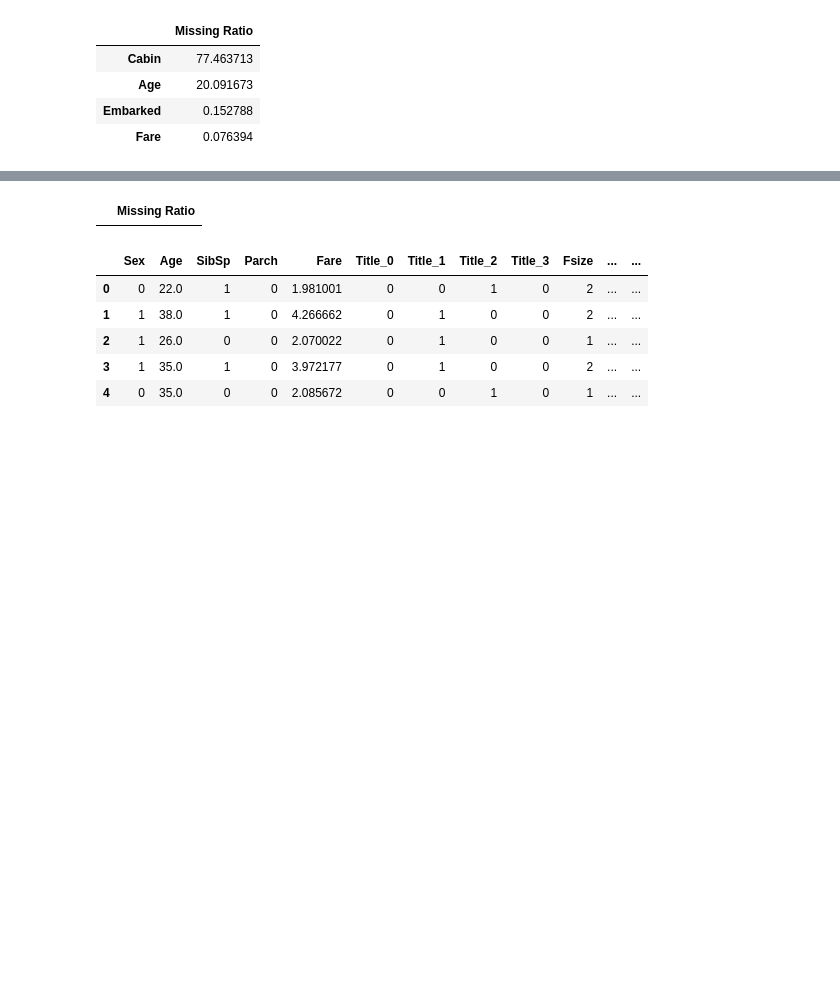
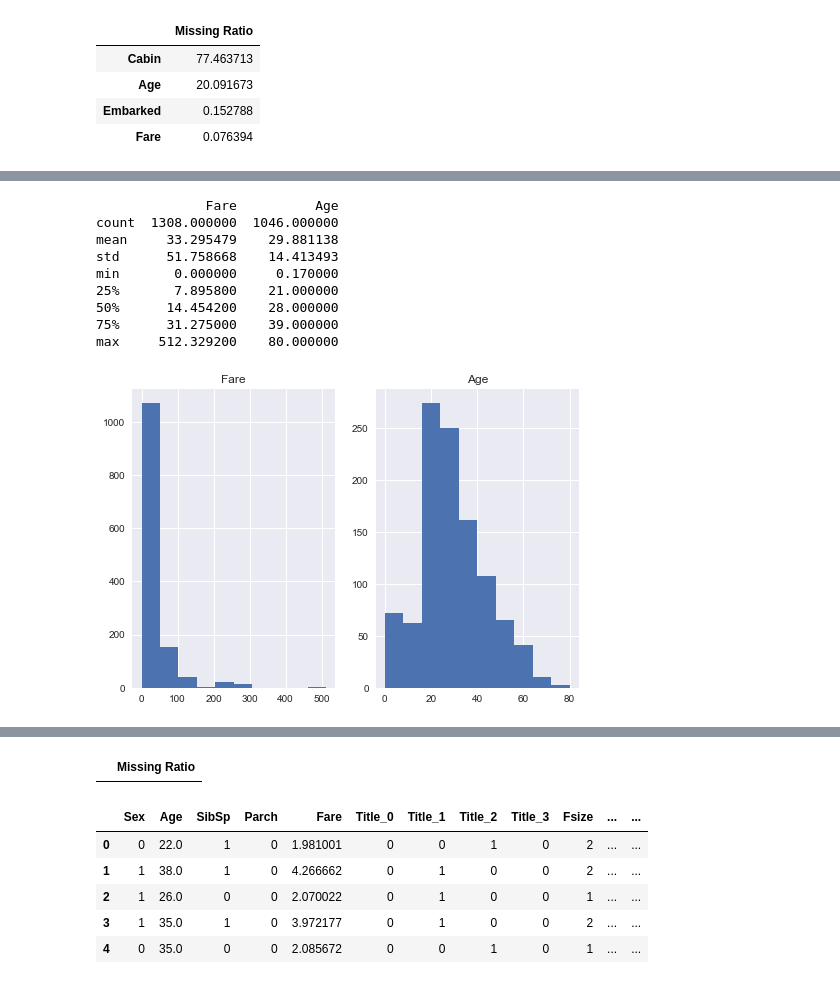
Before and after one commit to w2051200021/ML100Days, a Jupyter notebook: homework/Day_049_Blending_HW.ipynb, the cells around one changed output, grey strips where cells are left out. Saved outputs shown, nothing was run; the diff lists cells and outputs as text; code cells hidden in the pictures; blank space fills up the shorter version.

```diff
--- a/homework/Day_049_Blending_HW.ipynb
+++ b/homework/Day_049_Blending_HW.ipynb
@@ -23,7 +23,9 @@ from sklearn.preprocessing import MinMaxScaler
 from sklearn.model_selection import cross_val_score
 from sklearn.linear_model import LogisticRegression
 from sklearn.preprocessing import LabelEncoder
-
+import matplotlib.pyplot as plt
+import seaborn as sns
+plt.style.use('seaborn')
 data_path = 'C:/Users/user/Desktop/ML marathon/data/Feature Engineering/'
 df_train = pd.read_csv(data_path + 'titanic_train.csv')
 df_test = pd.read_csv(data_path + 'titanic_test.csv')
@@ -58,3 +69,22 @@ na_check(df)
+# %%
+feature = ['Fare', 'Age']
+print(df[feature].describe())
+for i in range(2):
+    plt.subplot(1, 2, i + 1)
+    df[feature[i]].hist()
+    plt.title(str(feature[i]))
+plt.show()
+# %% [output]
+              Fare          Age
+count  1308.000000  1046.000000
+mean     33.295479    29.881138
+std      51.758668    14.413493
+min       0.000000     0.170000
+25%       7.895800    21.000000
+50%      14.454200    28.000000
+75%      31.275000    39.000000
+max     512.329200    80.000000
+[figure, added]
 # %%
 # 以下 In[3]~In[10] 只是鐵達尼預測中的一組特徵工程, 並以此組特徵工程跑參數, 若更換其他特徵工程, In[10]的參數需要重新跑
 # Sex : 直接轉男 0 女 1
```
Also changed, not shown: parts of 19 cells of this notebook, 9 other files.
